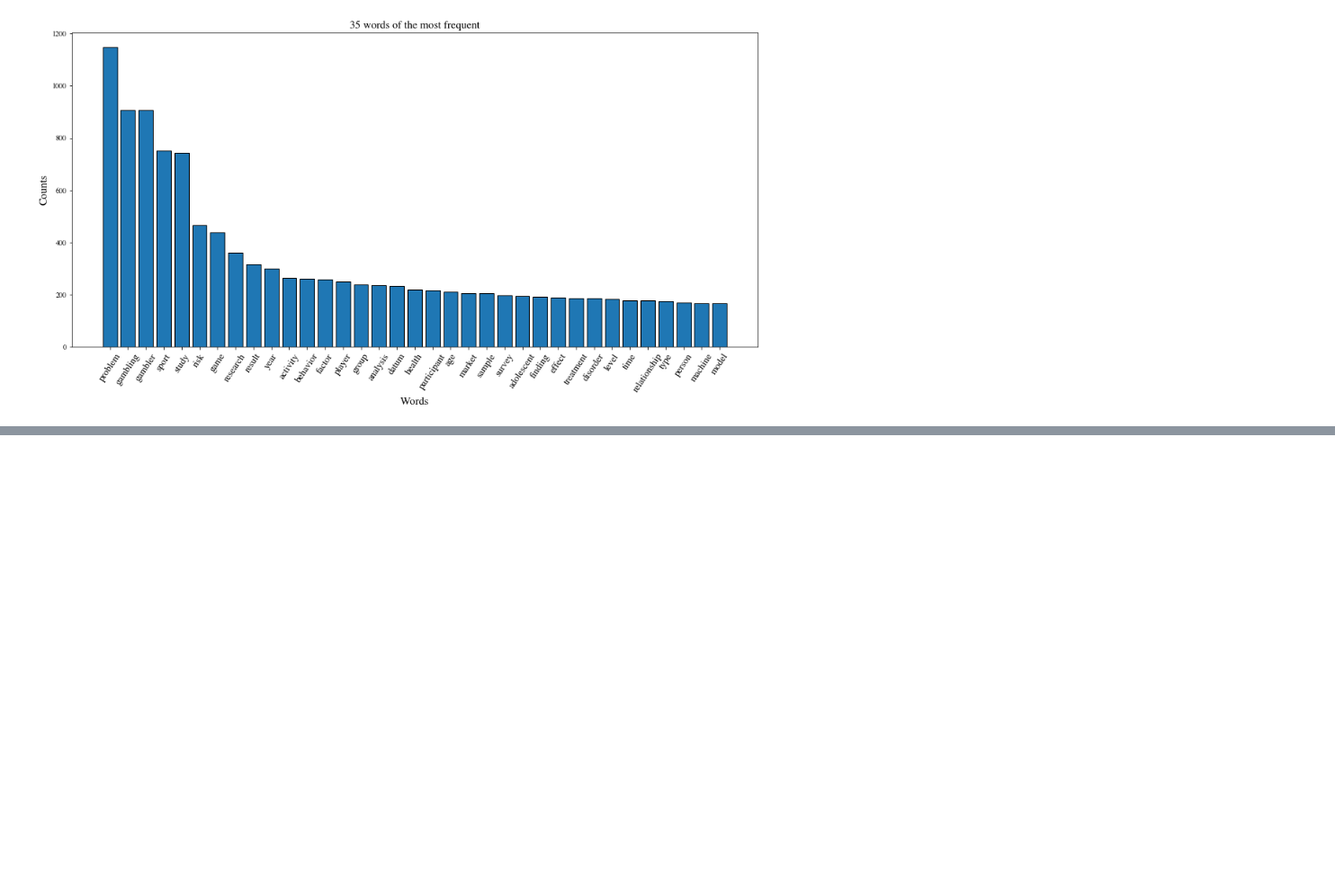
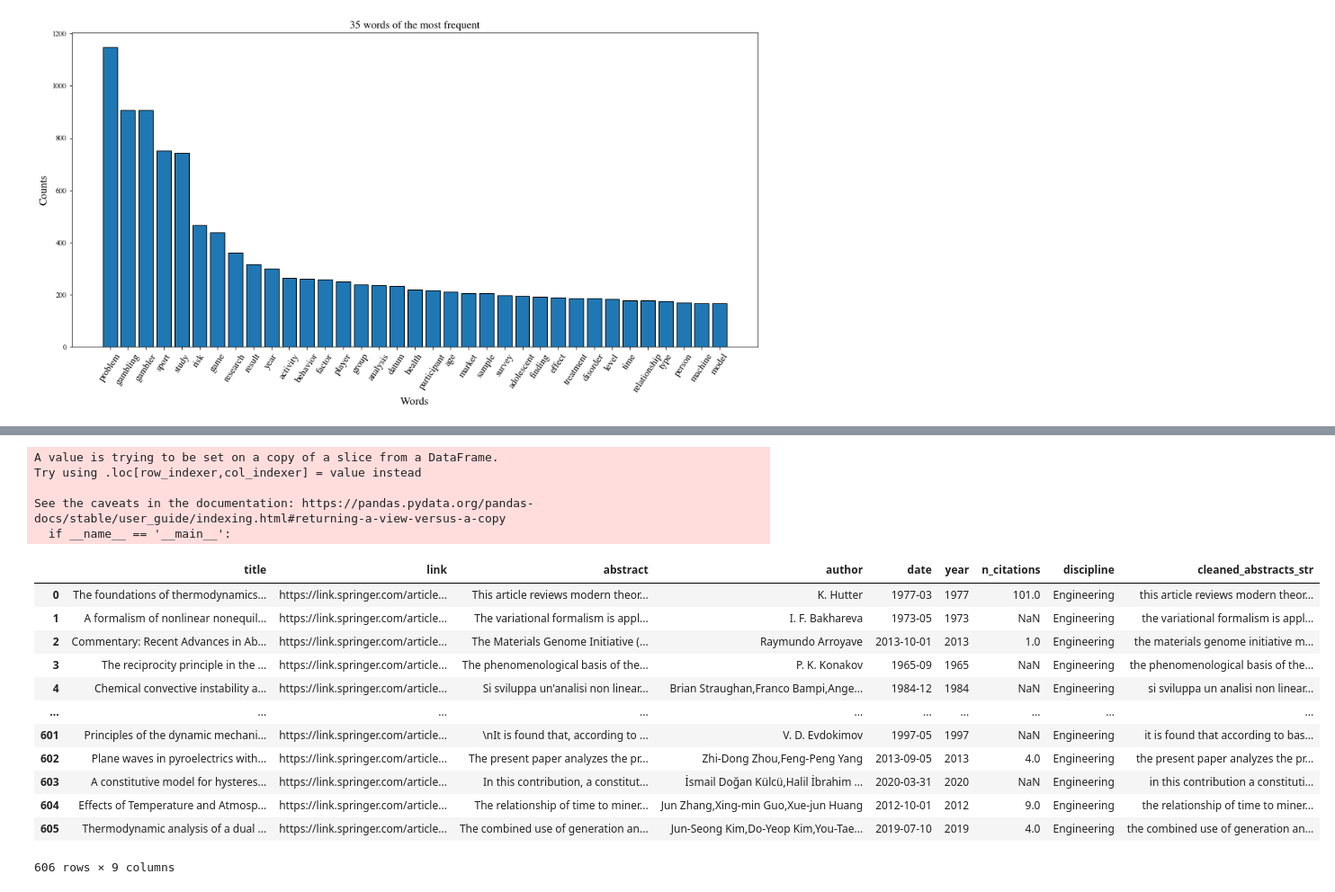
Before and after one commit to GustavoGil13/springer-link-scraper, a Jupyter notebook: springer_link_nb.ipynb, the cells around one changed output, grey strips where cells are left out. Shown at 90% size. Drawn from its saved outputs; the diff is of its cells as text; code cells hidden in the pictures; blank space fills up the shorter version.

```diff
--- a/springer_link_nb.ipynb
+++ b/springer_link_nb.ipynb
@@ -284,12 +284,13 @@ plt.plot()
 # %% [markdown]
 ## Counting the nouns frequency in the abstracts
 # %%
-cleaned_abstracts_str = []
-tokenizer = RegexpTokenizer(r'\w+')
-for abstract in cleaned_data["abstract"]:
-    s = ""
-    for word in tokenizer.tokenize(abstract):
-        s += word.lower() + " "
-    cleaned_abstracts_str.append(s[:-1])
-cleaned_data["cleaned_abstracts_str"] = cleaned_abstracts_str
-cleaned_data
+def CleanedAbstractColumn(df):
+    cleaned_abstracts_str = []
+    tokenizer = RegexpTokenizer(r'\w+')
+    for abstract in df["abstract"]:
+        s = ""
+        for word in tokenizer.tokenize(abstract):
+            s += word.lower() + " "
+        cleaned_abstracts_str.append(s[:-1])
+    df["cleaned_abstracts_str"] = cleaned_abstracts_str
+    return df
@@ -350,0 +374,6 @@ With this the words that are normally more frequent in general papers will be ig
+# %%
+thermodynamics_df.drop(columns="article_type", inplace = True)
+# %%
+comparison_df = thermodynamics_df[thermodynamics_df['abstract'].notna()]
+comparison_df.reset_index(drop = True, inplace = True)
+comparison_df
@@ -350,0 +394,22 @@ With this the words that are normally more frequent in general papers will be ig
+# %%
+comparison_df = CleanedAbstractColumn(comparison_df)
+comparison_df
+# %% [output]
+A value is trying to be set on a copy of a slice from a DataFrame.
+Try using .loc[row_indexer,col_indexer] = value instead
+
+See the caveats in the documentation: https://pandas.pydata.org/pandas-docs/stable/user_guide/indexing.html#returning-a-view-versus-a-copy
+  if __name__ == '__main__':
+|  | title | link | abstract | author | date | year | n_citations | discipline | cleaned_abstracts_str |
+| 0 | The foundations of thermodynamics... | https://link.springer.com/article... | This article reviews modern theor... | K. Hutter | 1977-03 | 1977 | 101.0 | Engineering | this article reviews modern theor... |
+| 1 | A formalism of nonlinear nonequil... | https://link.springer.com/article... | The variational formalism is appl... | I. F. Bakhareva | 1973-05 | 1973 | NaN | Engineering | the variational formalism is appl... |
+| 2 | Commentary: Recent Advances in Ab... | https://link.springer.com/article... | The Materials Genome Initiative (... | Raymundo Arroyave | 2013-10-01 | 2013 | 1.0 | Engineering | the materials genome initiative m... |
+| 3 | The reciprocity principle in the ... | https://link.springer.com/article... | The phenomenological basis of the... | P. K. Konakov | 1965-09 | 1965 | NaN | Engineering | the phenomenological basis of the... |
+| 4 | Chemical convective instability a... | https://link.springer.com/article... | Si sviluppa un'analisi non linear... | Brian Straughan,Franco Bampi,Ange... | 1984-12 | 1984 | NaN | Engineering | si sviluppa un analisi non linear... |
+| ... | ... | ... | ... | ... | ... | ... | ... | ... | ... |
+| 601 | Principles of the dynamic mechani... | https://link.springer.com/article... | \nIt is found that, according to ... | V. D. Evdokimov | 1997-05 | 1997 | NaN | Engineering | it is found that according to bas... |
+| 602 | Plane waves in pyroelectrics with... | https://link.springer.com/article... | The present paper analyzes the pr... | Zhi-Dong Zhou,Feng-Peng Yang | 2013-09-05 | 2013 | 4.0 | Engineering | the present paper analyzes the pr... |
+| 603 | A constitutive model for hysteres... | https://link.springer.com/article... | In this contribution, a constitut... | İsmail Doğan Külcü,Halil İbrahim ... | 2020-03-31 | 2020 | NaN | Engineering | in this contribution a constituti... |
+| 604 | Effects of Temperature and Atmosp... | https://link.springer.com/article... | The relationship of time to miner... | Jun Zhang,Xing-min Guo,Xue-jun Huang | 2012-10-01 | 2012 | 9.0 | Engineering | the relationship of time to miner... |
+| 605 | Thermodynamic analysis of a dual ... | https://link.springer.com/article... | The combined use of generation an... | Jun-Seong Kim,Do-Yeop Kim,You-Tae... | 2019-07-10 | 2019 | 4.0 | Engineering | the combined use of generation an... |
+606 rows × 9 columns
```
Also changed, not shown: parts of 20 cells of this notebook.
